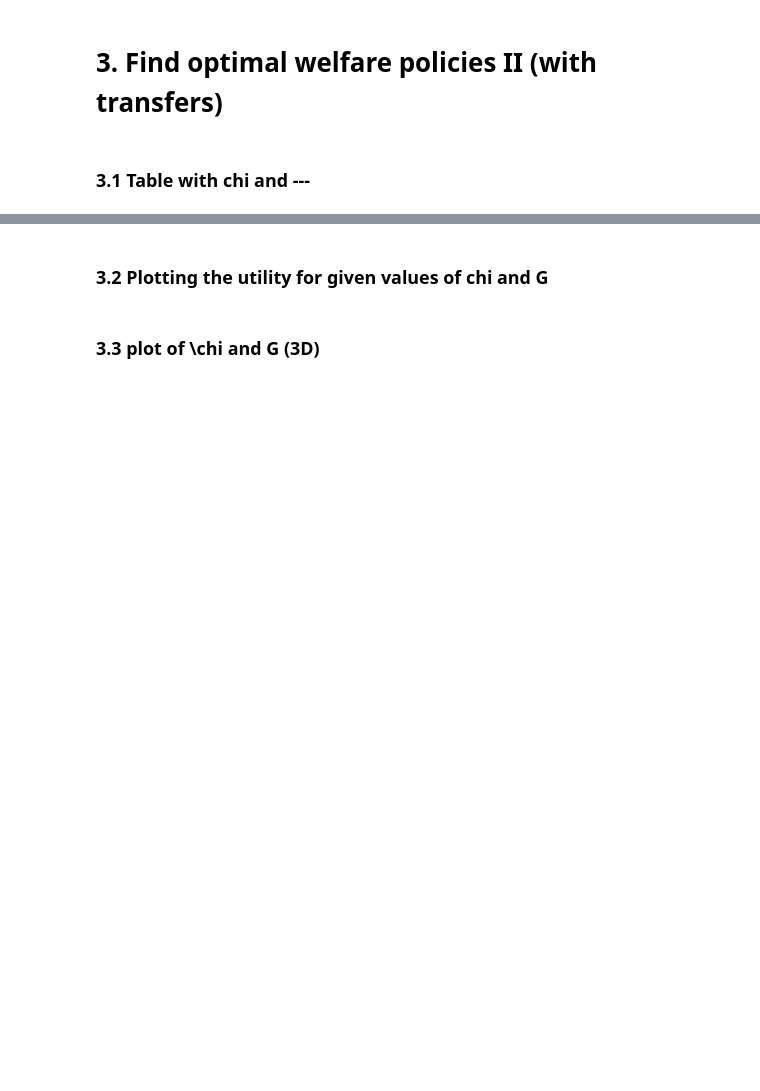
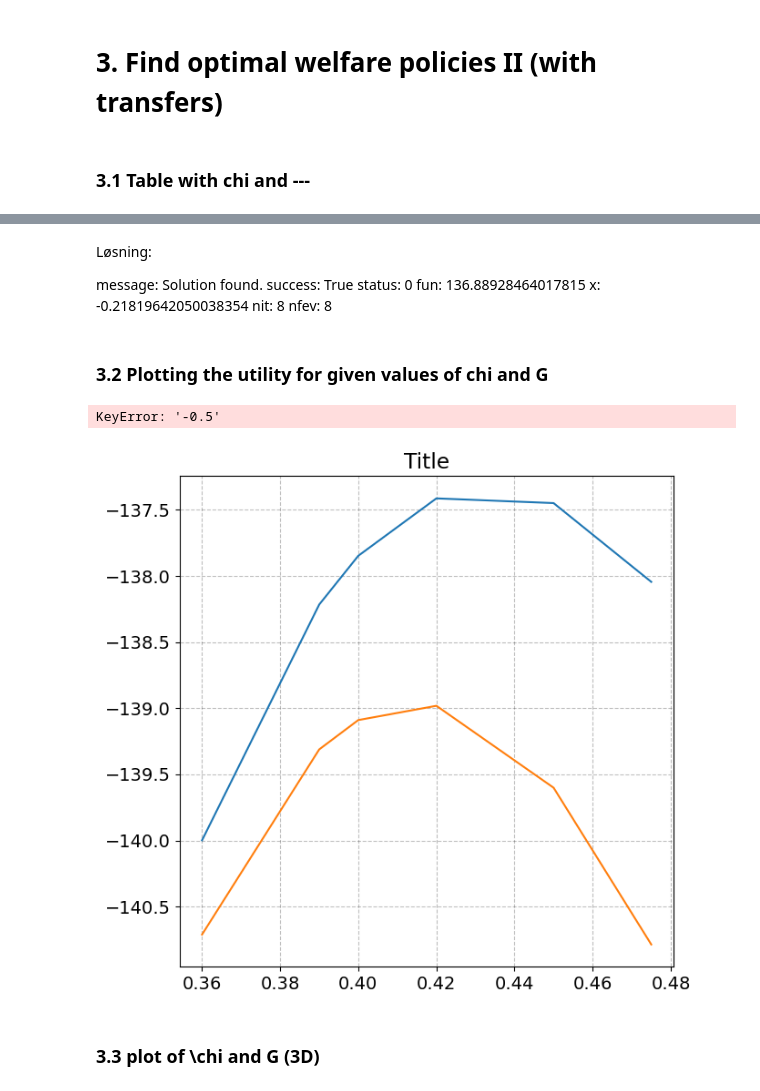
Before and after one commit to funlime/Assignment_2, a Jupyter notebook: Assignment_II/HANCWelfareModel.ipynb, the cells around one changed output, grey strips where cells are left out. Saved outputs shown, nothing was run; the diff lists cells and outputs as text; code cells hidden in the pictures; blank space fills up the shorter version.

```diff
--- a/Assignment_II/HANCWelfareModel.ipynb
+++ b/Assignment_II/HANCWelfareModel.ipynb
@@ -404,11 +405,10 @@ G/Y at the optimal level of G : 0.33978899419992215
 # %%
 def calc_chi(chi):
     par.Chi_ = chi
-    g_values = [0.3, 0.33, 0.36, 0.39, 0.42, 0.45, 0.48, 0.51]
-    g_values = [ 0.3, 0.35, 0.4, 0.45, 0.5]
+    g_values = [0.36, 0.39, 0.4, 0.42, 0.45, 0.475]
     u_values = [u_gov(x) for x in g_values]
 
-    result = minimize_scalar(obj_gov, bounds=(0.3, 0.55), method='bounded')
+    result = minimize_scalar(obj_gov, bounds=(0.36, 0.475), method='bounded')
 
     Chi_val = ss.Chi
     Gov_val = result.x
@@ -429,6 +429,6 @@ def calc_chi(chi):
 chi_results = {}
 
 # Populate the outer dictionary
-chi_values = [-0.1, 0.0, 0.1]  # List of chi values to compute
+chi_values = [-0.35, -0.3, -0.25, -0.2, -0.22, -0.15, -0.1, -0.05, 0.0, 0.05]  # List of chi values to compute
 for chi in chi_values:
     chi_results[str(chi)] = calc_chi(chi)
@@ -669,0 +578,11 @@ with open('output_gov_chi.tex', 'w') as file:
+# %% [markdown]
+
+ Løsning:
+
+ message: Solution found.
+ success: True
+  status: 0
+     fun: 136.88928464017815
+       x: -0.21819642050038354
+     nit: 8
+    nfev: 8
@@ -716,3 +604,38 @@ plt.show()
+# %%
+fig = plt.figure(figsize=(7, 7), dpi=100)
+ax = fig.add_subplot(1, 1, 1)
+ax.set_title('Title')
+
+# Plot function for chi = 0
+ax.plot(chi_results['-0.1']['g_values'], chi_results['-0.1']['u_values'], label='Chi = -0.1')
+ax.plot(chi_results['0.0']['g_values'], chi_results['0.0']['u_values'], label='Chi = 0')
+#ax.plot(chi_results['0.1']['g_values'], chi_results['0.1']['u_values'], label='Chi = 0.1')
+ax.plot(chi_results['-0.5']['g_values'], chi_results['-0.5']['u_values'], label='Chi = -0.5')
+ax.set_xlabel('Government production')
+ax.set_ylabel('Discounted expected utility')
+ax.set_title('Plot of Objective Function')
+ax.grid(True)
+ax.legend()
+
+
+# Optimal government consumption
+ax.scatter(chi_results['-0.1']['Gov_opt'], chi_results['-0.1']['U_opt'], color='red', label='Optimal government consumption', marker='o')
+ax.scatter(chi_results['0.0']['Gov_opt'], chi_results['0.0']['U_opt'], color='red', marker='o')
+#ax.scatter(chi_results['0.1']['Gov_opt'], chi_results['0.1']['U_opt'], color='red', marker='o')
+ax.legend()
+
+# Gather optimal points for plotting the line
+#opt_gov_values = [chi_results[chi]['Gov_opt'] for chi in ['-0.1', '0.0', '0.1']]
+#opt_u_values = [chi_results[chi]['U_opt'] for chi in ['-0.1', '0.0', '0.1']]
+
+# Plotting the line connecting optimal points
+#ax.plot(opt_gov_values, opt_u_values, color='blue', linestyle='-', marker='o', label='Optimal Path')
+
+
+#fig.savefig('figs/fig_opt_gov.png', bbox_inches='tight')
+# %% [output]
+KeyError: '-0.5'
+[figure, added]
 # %% [markdown]
 ### 3.3 plot of \chi and G (3D)
 # %% [markdown]
```
Also changed, not shown: parts of 64 cells of this notebook, 3 other files.
